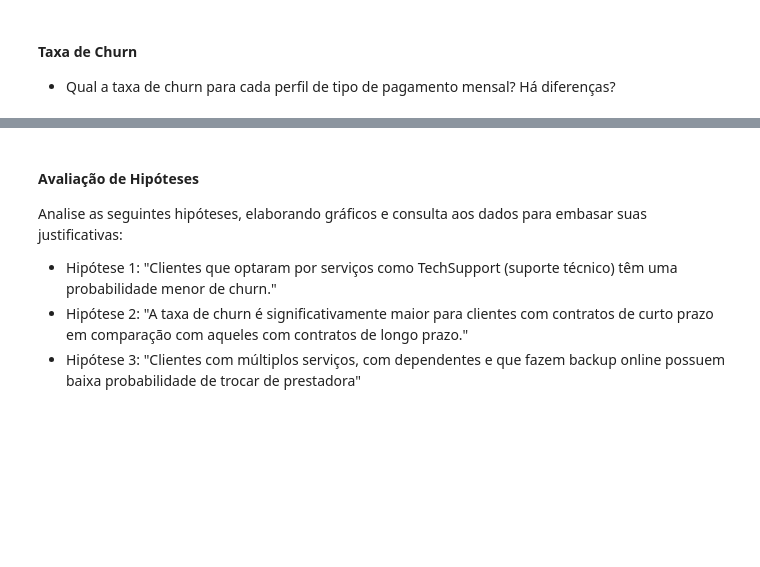
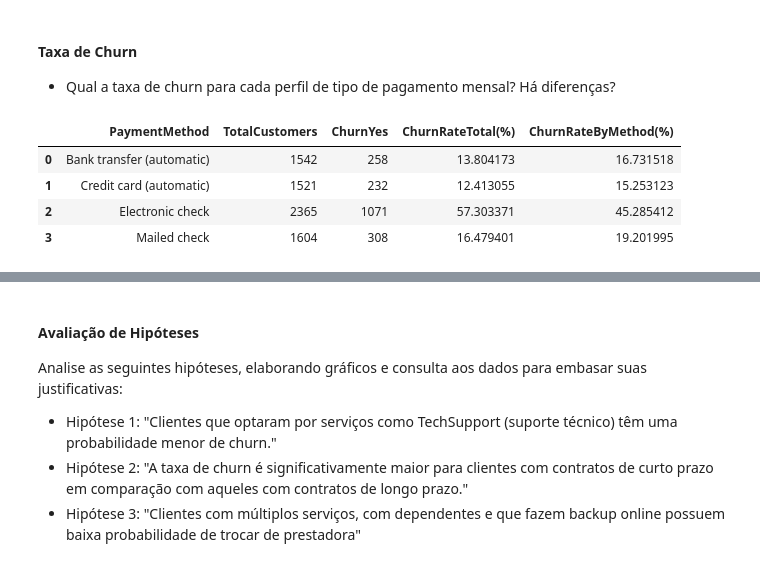
Before and after one commit to Marcelo-Heitor-de-Almeida-Lira/redes_neurais_ap2, a Jupyter notebook: RNA-2025.2-PP1.2.ipynb, the cells around one changed output, grey strips where cells are left out. Saved outputs shown, nothing was run; the diff lists cells and outputs as text; code cells hidden in the pictures; blank space fills up the shorter version.

```diff
--- a/RNA-2025.2-PP1.2.ipynb
+++ b/RNA-2025.2-PP1.2.ipynb
@@ -370,3 +370,48 @@ Conclusion:  the plot shows that higher paying customers are more concentrated i
 #### Taxa de Churn
 
 - Qual a taxa de churn para cada perfil de tipo de pagamento mensal? Há diferenças?
+# %%
+# Payment method and target atribute
+churn_by_pay_method = df_clean[["PaymentMethod", "Churn"]]
+
+# Count every churn ocurrence
+positive_churn_by_pay_method = churn_by_pay_method[churn_by_pay_method["Churn"] == "Yes"]
+churn_total = positive_churn_by_pay_method["Churn"].count()
+
+# Group every payment method
+churn_by_pay_method_group = churn_by_pay_method.groupby("PaymentMethod")["Churn"]
+
+#print("Total: ", churn_total)
+
+results = []
+
+for pay_method, df_pay_method in churn_by_pay_method_group:
+    # Total customers in this payment method
+    total_customers = df_pay_method.shape[0]
+
+    # Churn occurence in speific payment method
+    positive_churn = df_pay_method[df_pay_method == "Yes"]
+    positive_churn_count = df_pay_method[df_pay_method == "Yes"].count()
+
+    # Churn rates
+    churn_rate_total = (positive_churn.count()/churn_total)*100
+    churn_rate_by_method = (positive_churn.count()/df_pay_method.count())*100
+
+    results.append({
+        "PaymentMethod": pay_method,
+        "TotalCustomers": total_customers,
+        "ChurnYes": positive_churn_count,
+        "ChurnRateTotal(%)": churn_rate_total,
+        "ChurnRateByMethod(%)": churn_rate_by_method
+    })
+
+
+churn_rate = pd.DataFrame(results)
+
+churn_rate
+# %% [output]
+|  | PaymentMethod | TotalCustomers | ChurnYes | ChurnRateTotal(%) | ChurnRateByMethod(%) |
+| 0 | Bank transfer (automatic) | 1542 | 258 | 13.804173 | 16.731518 |
+| 1 | Credit card (automatic) | 1521 | 232 | 12.413055 | 15.253123 |
+| 2 | Electronic check | 2365 | 1071 | 57.303371 | 45.285412 |
+| 3 | Mailed check | 1604 | 308 | 16.479401 | 19.201995 |
```
Also changed, not shown: parts of 3 cells of this notebook, 1 other file.
